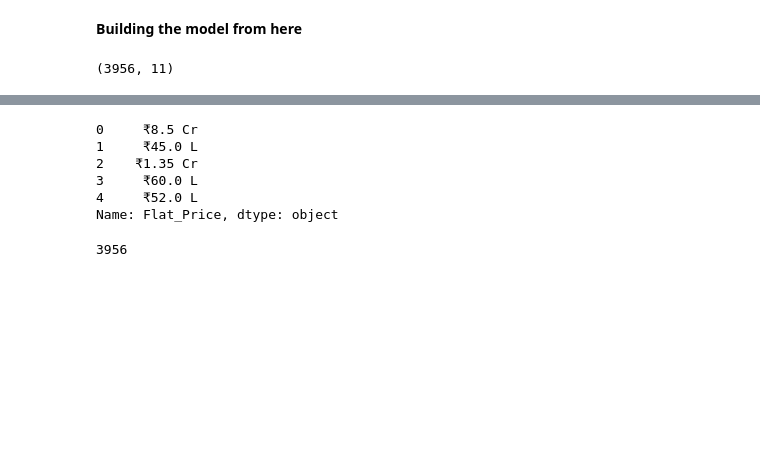
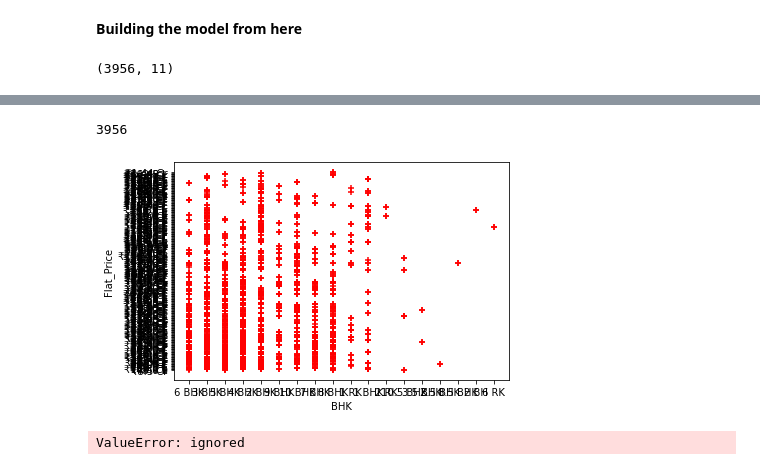
Before and after one commit to mainackdasgupta/ML-Project, a Jupyter notebook: Kolkata_Home_Price_Prediction.ipynb, the cells around one changed output, grey strips where cells are left out. Drawn from its saved outputs; the diff is of its cells as text; code cells hidden in the pictures; blank space fills up the shorter version.

Commit message:
added model

```diff
--- a/Kolkata_Home_Price_Prediction.ipynb
+++ b/Kolkata_Home_Price_Prediction.ipynb
@@ -190,11 +200 @@ X.head()
-# %%
-Y = df2.Flat_Price
-Y.head()
-# %% [output]
-0     ₹8.5 Cr
-1     ₹45.0 L
-2    ₹1.35 Cr
-3     ₹60.0 L
-4     ₹52.0 L
-Name: Flat_Price, dtype: object
 # %%
@@ -202,4 +202,11 @@ len(Y)
 # %% [output]
 3956
+# %%
+%matplotlib inline
+plt.xlabel('BHK')
+plt.ylabel('Flat_Price')
+plt.scatter(df2.BHK,df2.Flat_Price,color='red',marker='+');
+# %% [output]
+[figure, added]
 # %%
 from sklearn.model_selection import train_test_split
@@ -206,0 +214,7 @@ X_train, X_test, Y_train, Y_test = train_test_split(X,Y,test_size=0.2,random_sta
+# %%
+from sklearn.linear_model import LinearRegression
+reg = LinearRegression()
+reg.fit(X_train,y_train)
+reg.score(X_test,y_test)
+# %% [output]
+ValueError: ignored
```
Also changed, not shown: parts of 8 cells of this notebook.
